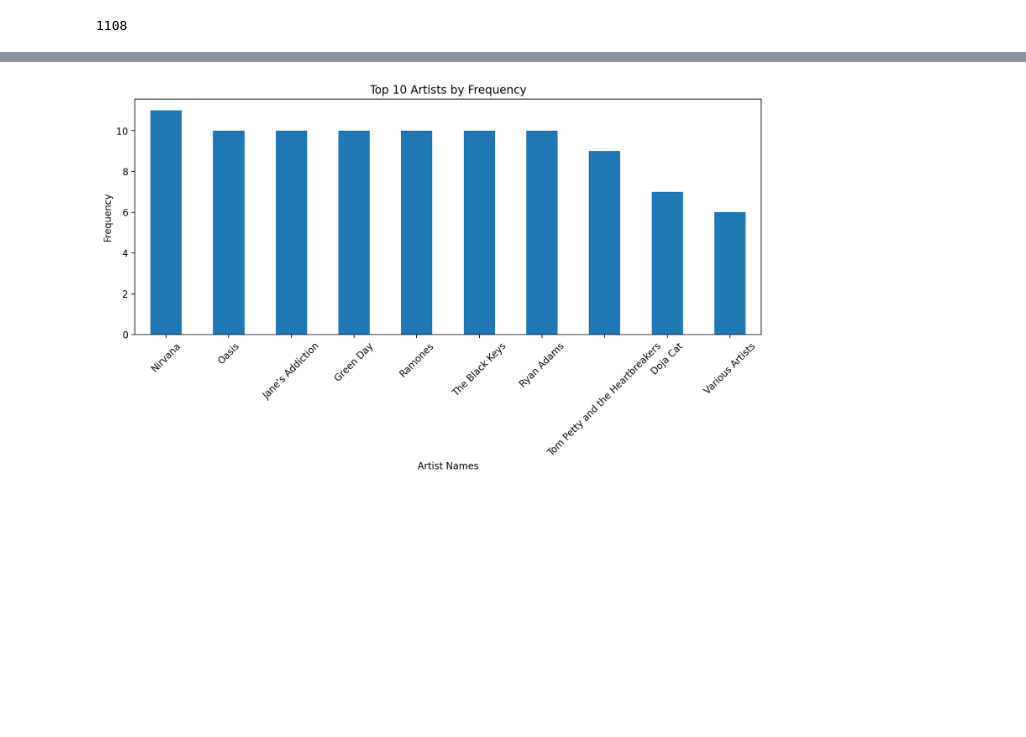
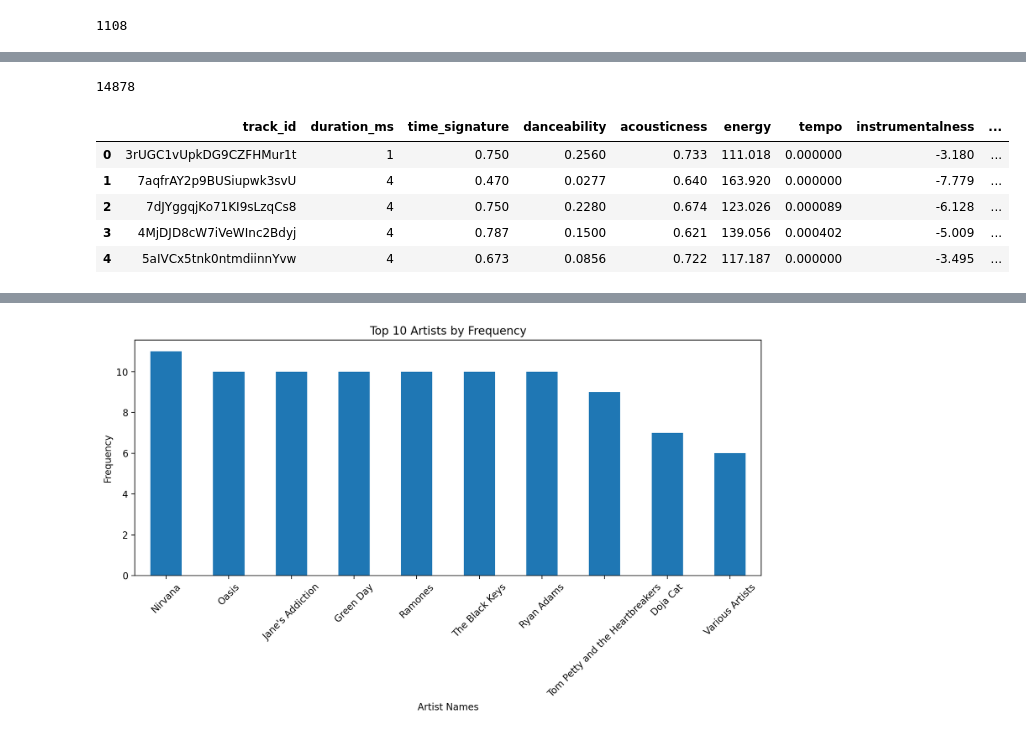
Before and after one commit to EthanFalcao/Spotify_Reccommendation_Algorithm, a Jupyter notebook: Input data from Spotity api .ipynb, the cells around one changed output, grey strips where cells are left out. Saved outputs shown, nothing was run; the diff lists cells and outputs as text; code cells hidden in the pictures; blank space fills up the shorter version.

```diff
--- a/Input data from Spotity api .ipynb
+++ b/Input data from Spotity api .ipynb
@@ -570,0 +103,4 @@ len(df)
+# %%
+len(ids)
+# %% [output]
+14878
@@ -570,0 +109,45 @@ len(df)
+# %%
+def fetch_audio_features(sp, track_ids):
+    # Make the API request
+    audio_features = []
+    index = 0
+    while index < len(track_ids):
+        audio_features += sp.audio_features(track_ids[index:index + 70])
+        index += 70
+
+    # Create an empty list to feed in different characteristics of the tracks
+    features_list = []
+
+    for track_id, features in zip(track_ids, audio_features):
+        features_list.append([
+        track_id,
+        features['time_signature'],
+        features['danceability'],
+        features['acousticness'],
+        features['energy'],
+        features['tempo'],
+        features['instrumentalness'],
+        features['loudness'],
+        features['liveness'],
+        features['duration_ms'],
+        features['key'],
+        features['valence'],
+        features['speechiness'],
+        features['mode']
+    ])
+
+    df_audio_features = pd.DataFrame(features_list, columns=['track_id','duration_ms','time_signature', 'danceability', 'acousticness', 'energy', 'tempo',
+                                                             'instrumentalness', 'loudness', 'liveness', 'key',
+                                                             'valence', 'speechiness', 'mode'])
+
+    return df_audio_features
+# %%
+ids_features =  fetch_audio_features(sp, ids)
+ids_features.head()
+# %% [output]
+|  | track_id | duration_ms | time_signature | danceability | acousticness | energy | tempo | instrumentalness | ... |
+| 0 | 3rUGC1vUpkDG9CZFHMur1t | 1 | 0.750 | 0.2560 | 0.733 | 111.018 | 0.000000 | -3.180 | ... |
+| 1 | 7aqfrAY2p9BUSiupwk3svU | 4 | 0.470 | 0.0277 | 0.640 | 163.920 | 0.000000 | -7.779 | ... |
+| 2 | 7dJYggqjKo71KI9sLzqCs8 | 4 | 0.750 | 0.2280 | 0.674 | 123.026 | 0.000089 | -6.128 | ... |
+| 3 | 4MjDJD8cW7iVeWInc2Bdyj | 4 | 0.787 | 0.1500 | 0.621 | 139.056 | 0.000402 | -5.009 | ... |
+| 4 | 5aIVCx5tnk0ntmdiinnYvw | 4 | 0.673 | 0.0856 | 0.722 | 117.187 | 0.000000 | -3.495 | ... |
```
Also changed, not shown: parts of 33 cells of this notebook, 5 other files.
